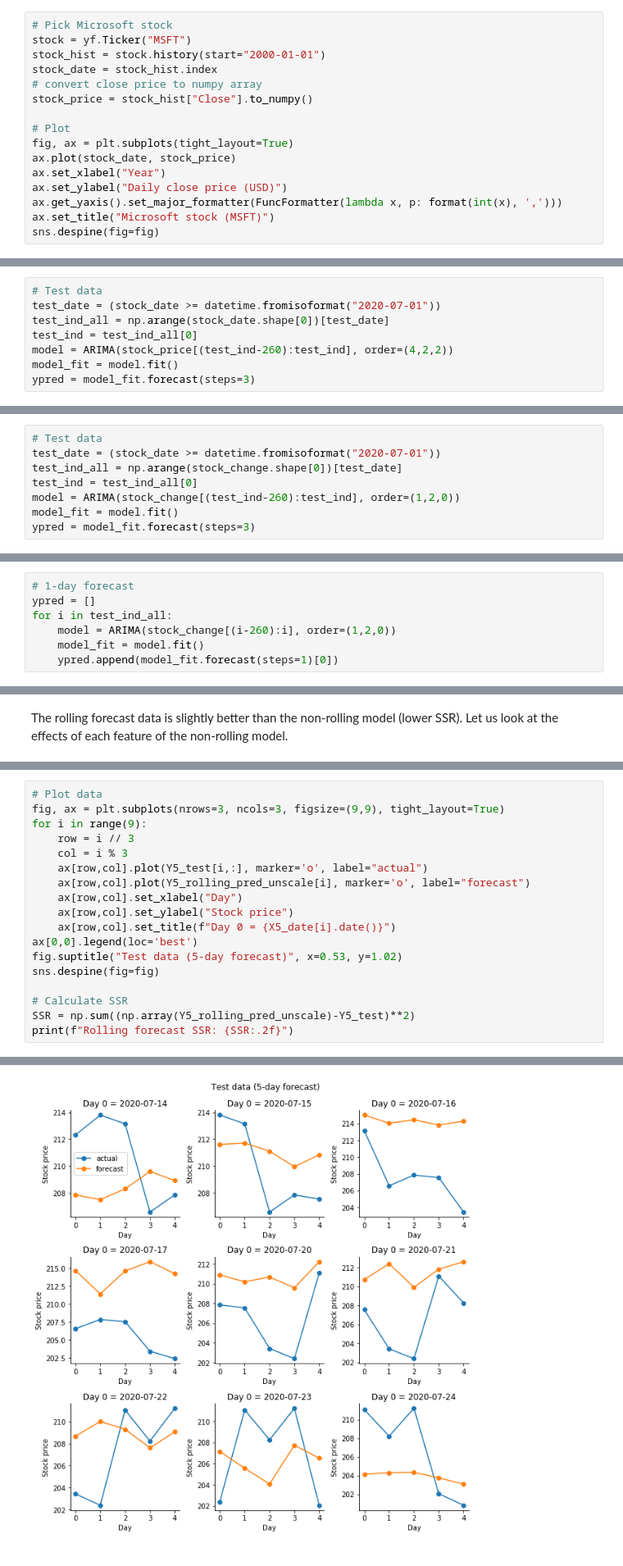
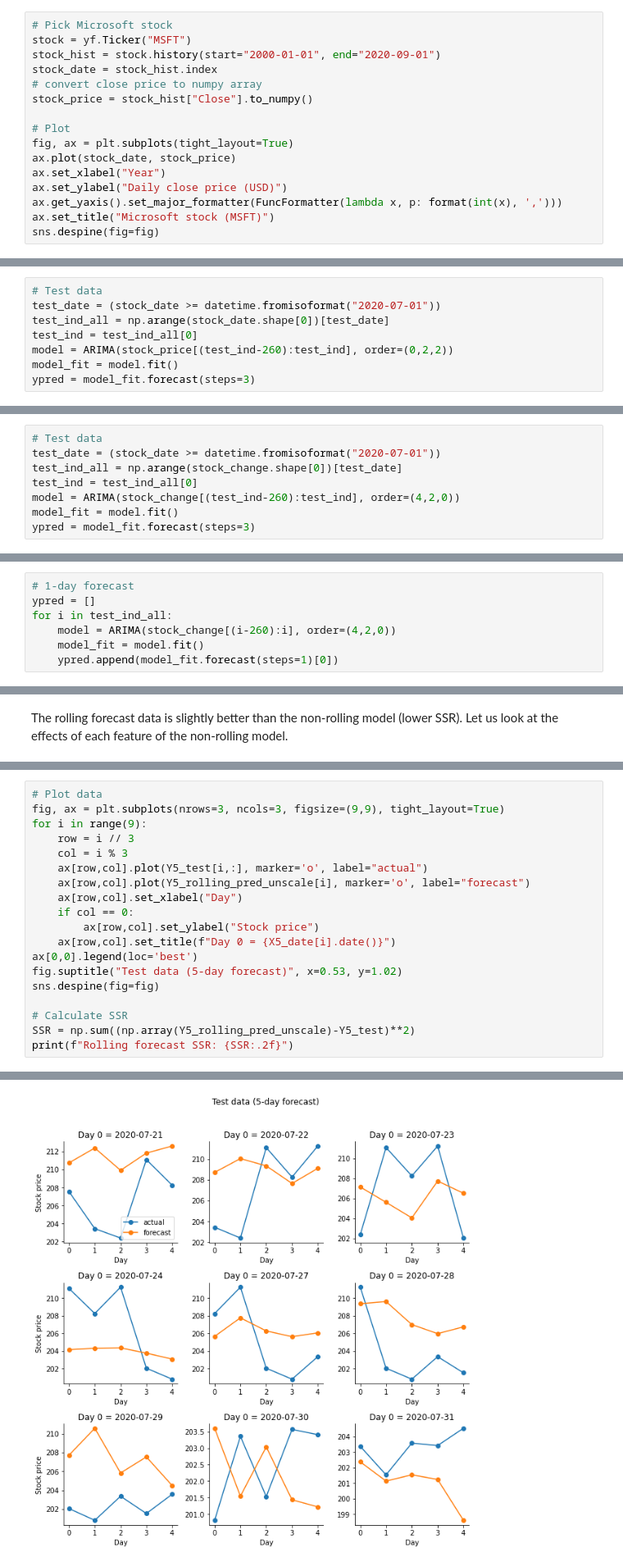
Before and after one commit to hoangvanphan/fun_projects, a Jupyter notebook: stock_forecast/stock_forecast.ipynb, the cells around one changed output, grey strips where cells are left out. Shown at 82% size. Cells and saved outputs as stored; diff of their text form.

Commit message:
Finish stock forecast project

```diff
--- a/stock_forecast/stock_forecast.ipynb
+++ b/stock_forecast/stock_forecast.ipynb
@@ -38,7 +38,7 @@ I will use all available data after 2000, because this period should cover most
 # %%
 # Pick Microsoft stock
 stock = yf.Ticker("MSFT")
-stock_hist = stock.history(start="2000-01-01")
+stock_hist = stock.history(start="2000-01-01", end="2020-09-01")
 stock_date = stock_hist.index
 # convert close price to numpy array
 stock_price = stock_hist["Close"].to_numpy()
@@ -132,7 +132,7 @@ Test 3-day forecast after 7/1/2020.
 test_date = (stock_date >= datetime.fromisoformat("2020-07-01"))
 test_ind_all = np.arange(stock_date.shape[0])[test_date]
 test_ind = test_ind_all[0]
-model = ARIMA(stock_price[(test_ind-260):test_ind], order=(4,2,2))
+model = ARIMA(stock_price[(test_ind-260):test_ind], order=(0,2,2))
 model_fit = model.fit()
 ypred = model_fit.forecast(steps=3)
 # %%
@@ -217,7 +217,7 @@ Test 3-day forecast after 7/1/2020 again.
 test_date = (stock_date >= datetime.fromisoformat("2020-07-01"))
 test_ind_all = np.arange(stock_change.shape[0])[test_date]
 test_ind = test_ind_all[0]
-model = ARIMA(stock_change[(test_ind-260):test_ind], order=(1,2,0))
+model = ARIMA(stock_change[(test_ind-260):test_ind], order=(4,2,0))
 model_fit = model.fit()
 ypred = model_fit.forecast(steps=3)
 # %%
@@ -237,7 +237,7 @@ The data still does not capture the trend, but the forecast values are closer to
 # 1-day forecast
 ypred = []
 for i in test_ind_all:
-    model = ARIMA(stock_change[(i-260):i], order=(1,2,0))
+    model = ARIMA(stock_change[(i-260):i], order=(4,2,0))
     model_fit = model.fit()
     ypred.append(model_fit.forecast(steps=1)[0])
 # %%
@@ -632,7 +618,8 @@ for i in range(9):
     ax[row,col].plot(Y5_test[i,:], marker='o', label="actual")
     ax[row,col].plot(Y5_rolling_pred_unscale[i], marker='o', label="forecast")
     ax[row,col].set_xlabel("Day")
-    ax[row,col].set_ylabel("Stock price")
+    if col == 0:
+        ax[row,col].set_ylabel("Stock price")
     ax[row,col].set_title(f"Day 0 = {X5_date[i].date()}")
 ax[0,0].legend(loc='best')
 fig.suptitle("Test data (5-day forecast)", x=0.53, y=1.02)
@@ -646,4 +633,4 @@ Rolling forecast SSR: 4557.51
-[figure, old version]
+[figure, new version]
 # %% [markdown]
 As before, the rolling forecast data is more accurate, but still not enough to be used by a stock trader.
 
```
Also changed, not shown: parts of 38 cells of this notebook, 1 other file.
